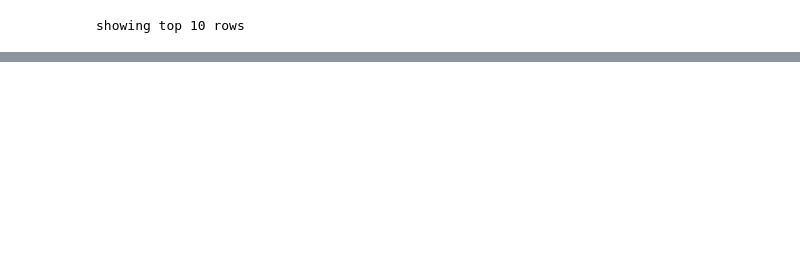
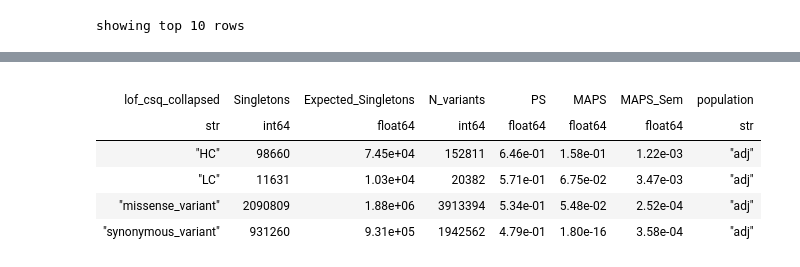
Before and after one commit to ajandria/BroadIS, a Jupyter notebook: 1_Final_MAPS_per_SVNs_Class-wrangling_and_exporting.ipynb, the cells around one changed output, grey strips where cells are left out. Saved outputs shown, nothing was run; the diff lists cells and outputs as text; code cells hidden in the pictures; blank space fills up the shorter version.

Commit message:
clean-up

```diff
--- a/1_Final_MAPS_per_SVNs_Class-wrangling_and_exporting.ipynb
+++ b/1_Final_MAPS_per_SVNs_Class-wrangling_and_exporting.ipynb
@@ -76,3 +87,16 @@ maps_clean_population_ds.show()
 | "HC" | 4906 | 3.11e+03 | 6635 | 7.39e-01 | 2.71e-01 | 5.39e-03 | "1000" | ... |
 | "HC" | 5115 | 3.24e+03 | 6884 | 7.43e-01 | 2.72e-01 | 5.27e-03 | "1047" | ... |
 showing top 10 rows
+# %%
+maps_clean_global =  maps_clean.filter(
+    (maps_clean.Metadata[0] == 'adj') & (maps_clean.Metadata.length() == 1))
+
+maps_clean_global = maps_clean_global.annotate(
+    population = maps_clean_global.Metadata[0])
+
+maps_clean_global = maps_clean_global.select('Singletons', 'Expected_Singletons', 'N_variants', 'PS', 'MAPS', 'MAPS_Sem', 'population')
+
+maps_clean_global.export('/Users/adrian/BroadIS/MAPS/01_data/maps_clean_global.csv', delimiter = ",")
+
+maps_clean_global.show()
+# %% [output]
@@ -78,0 +107,7 @@ showing top 10 rows
+|  |  |  |  |  |  |  |  |
+| lof_csq_collapsed | Singletons | Expected_Singletons | N_variants | PS | MAPS | MAPS_Sem | population |
+| str | int64 | float64 | int64 | float64 | float64 | float64 | str |
+| "HC" | 98660 | 7.45e+04 | 152811 | 6.46e-01 | 1.58e-01 | 1.22e-03 | "adj" |
+| "LC" | 11631 | 1.03e+04 | 20382 | 5.71e-01 | 6.75e-02 | 3.47e-03 | "adj" |
+| "missense_variant" | 2090809 | 1.88e+06 | 3913394 | 5.34e-01 | 5.48e-02 | 2.52e-04 | "adj" |
+| "synonymous_variant" | 931260 | 9.31e+05 | 1942562 | 4.79e-01 | 1.80e-16 | 3.58e-04 | "adj" |
```
Also changed, not shown: parts of 3 cells of this notebook, 3 other files.
